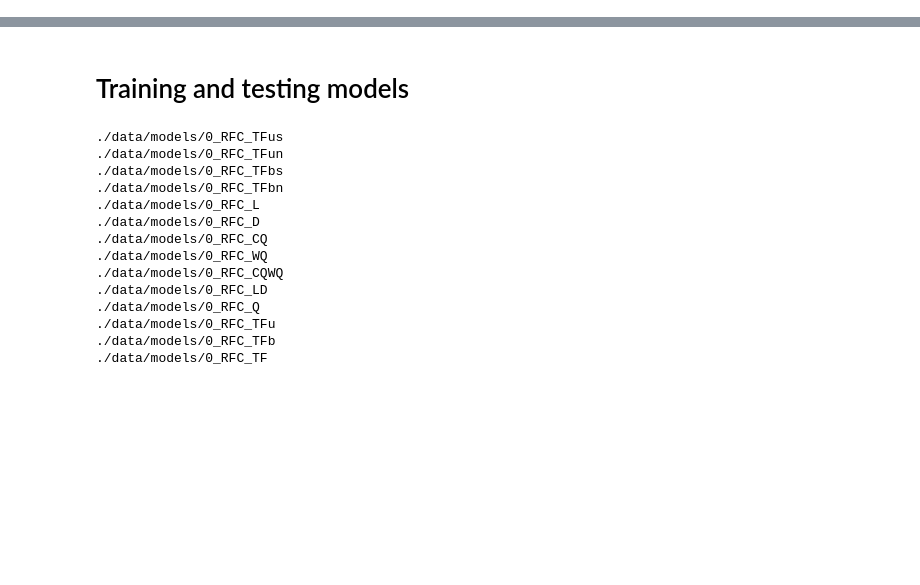
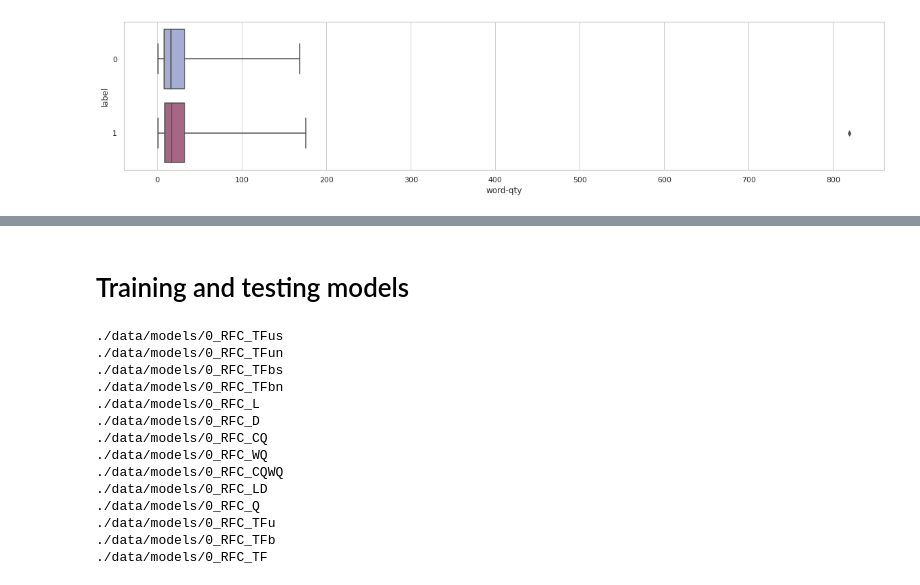
Before and after one commit to mlpbraga/sexism-detection-notebooks, a Jupyter notebook: sexism-detection.ipynb, the cells around one changed output, grey strips where cells are left out. Saved outputs shown, nothing was run; the diff lists cells and outputs as text; code cells hidden in the pictures; blank space fills up the shorter version.

```diff
--- a/sexism-detection.ipynb
+++ b/sexism-detection.ipynb
@@ -300,0 +395,6 @@ def print_report(report):
+# %%
+dims = (20, 4)
+fig, ax = pyplot.subplots(figsize=dims)
+a = sns.boxplot(y='label', x='word-qty', data=plot, palette=["#9FA8DA", "#B05C84"], orient='h',whis=10)
+# %% [output]
+[figure, added]
```
Also changed, not shown: parts of 12 cells of this notebook.
